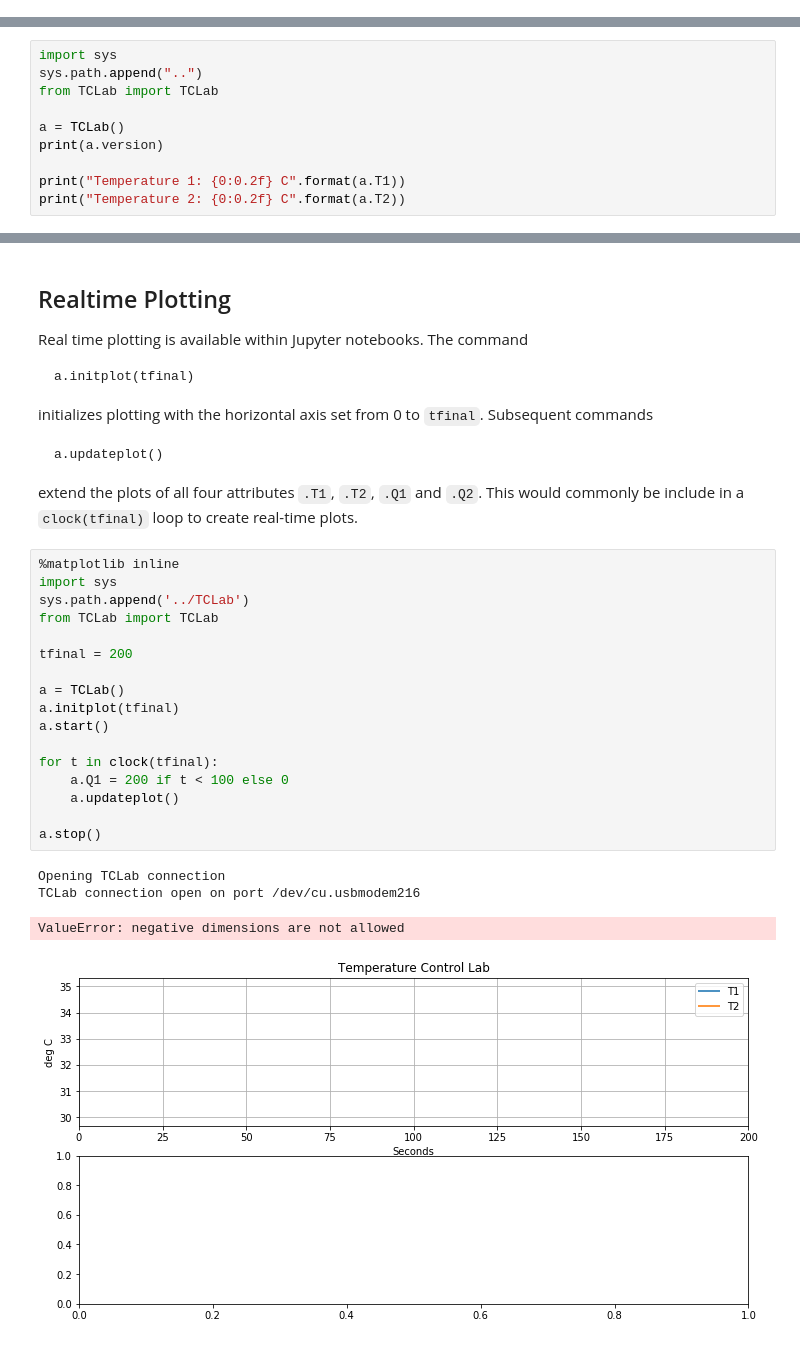
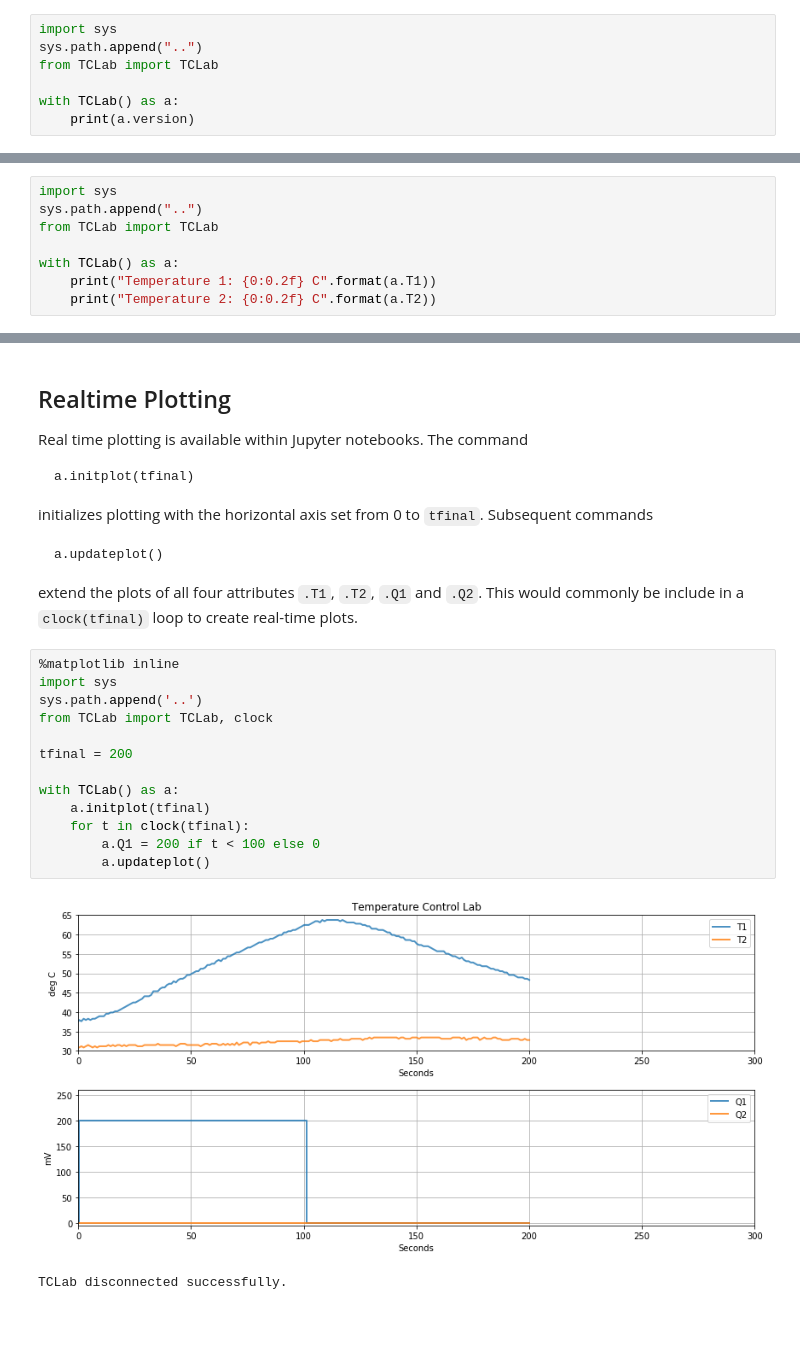
Before and after one commit to jckantor/TCLab, a Jupyter notebook: notebooks/0_TCLab_Overview.ipynb, the cells around one changed output, grey strips where cells are left out. Drawn from its saved outputs; the diff is of its cells as text.

Commit message:
update to working version

```diff
--- a/notebooks/0_TCLab_Overview.ipynb
+++ b/notebooks/0_TCLab_Overview.ipynb
@@ -32,0 +26,7 @@ Note that `a.T1` and `a.T2` are read-only. Any attempt to set them to a value wi
+# %%
+import sys
+sys.path.append("..")
+from TCLab import TCLab
+
+with TCLab() as a:
+    print(a.version)
@@ -35,9 +49,7 @@ import sys
 sys.path.append("..")
 from TCLab import TCLab
 
-a = TCLab()
-print(a.version)
-
-print("Temperature 1: {0:0.2f} C".format(a.T1))
-print("Temperature 2: {0:0.2f} C".format(a.T2))
+with TCLab() as a:
+    print("Temperature 1: {0:0.2f} C".format(a.T1))
+    print("Temperature 2: {0:0.2f} C".format(a.T2))
 # %% [output]
@@ -224,22 +255,16 @@ extend the plots of all four attributes `.T1`, `.T2`, `.Q1` and `.Q2`. This woul
 # %%
 %matplotlib inline
 import sys
-sys.path.append('../TCLab')
-from TCLab import TCLab
+sys.path.append('..')
+from TCLab import TCLab, clock
 
 tfinal = 200
 
-a = TCLab()
-a.initplot(tfinal)
-a.start()
-
-for t in clock(tfinal):
-    a.Q1 = 200 if t < 100 else 0
-    a.updateplot()
-
-a.stop()
+with TCLab() as a:
+    a.initplot(tfinal)
+    for t in clock(tfinal):
+        a.Q1 = 200 if t < 100 else 0
+        a.updateplot()
 # %% [output]
+[figure, new version]
-Opening TCLab connection
-TCLab connection open on port /dev/cu.usbmodem216
+TCLab disconnected successfully.
-ValueError: negative dimensions are not allowed
-[figure, old version]
```
Also changed, not shown: parts of 15 cells of this notebook, 3 other files.
